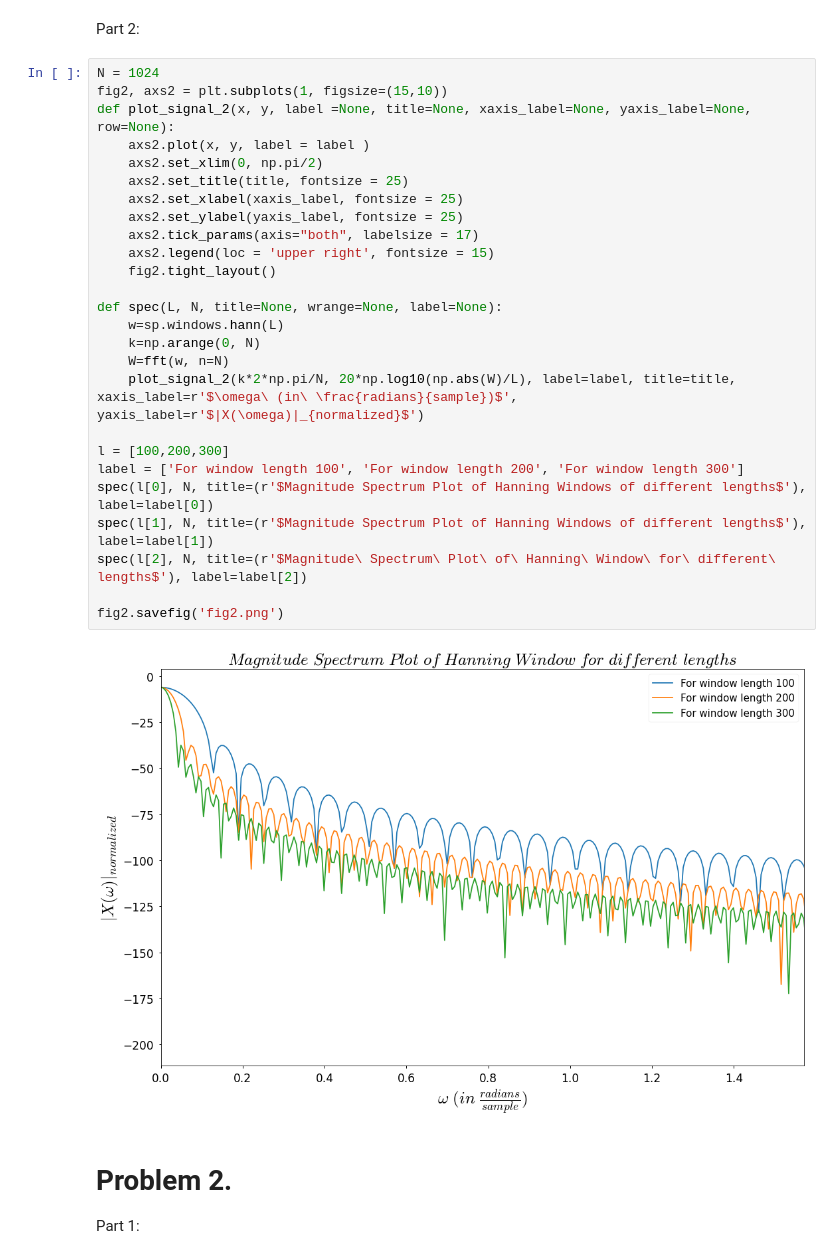
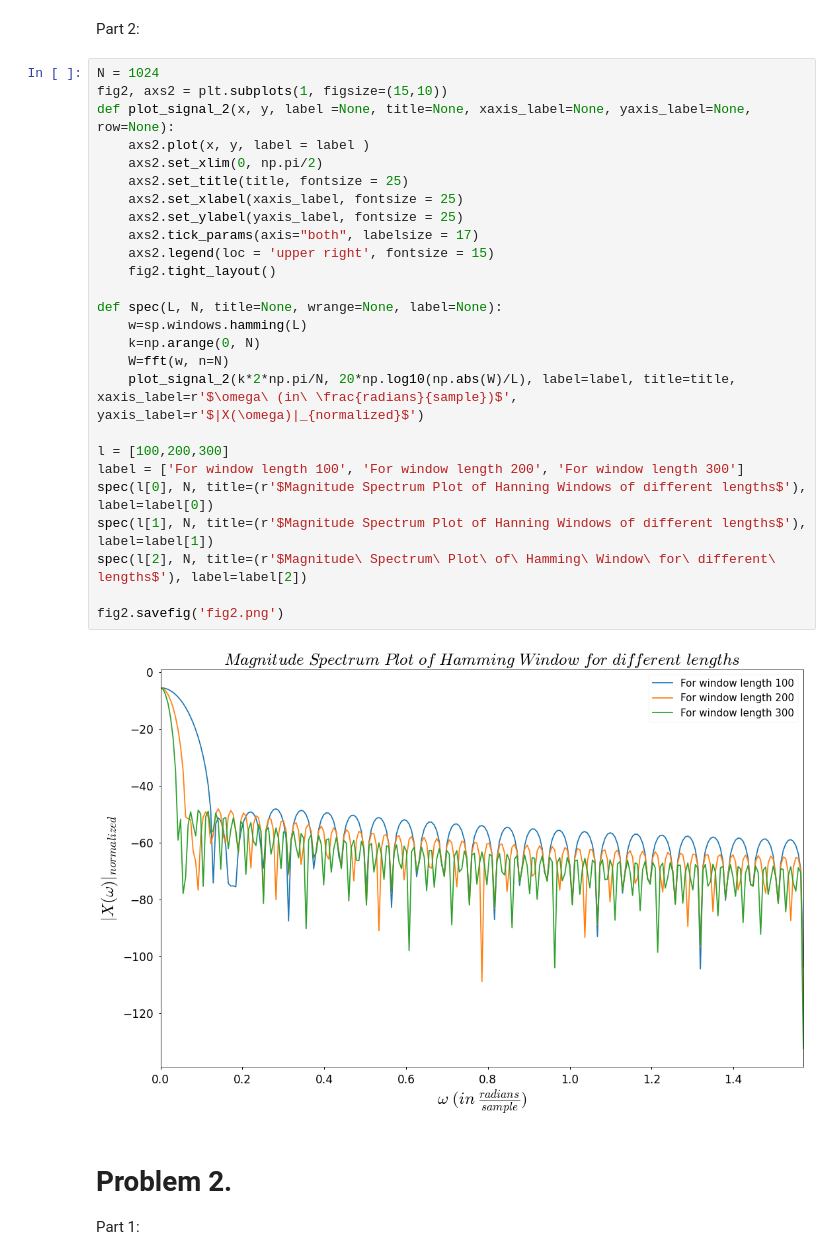
Before and after one commit to Harsha1569/DSP_Lab, a Jupyter notebook: Experiment_7/Experiment_7.ipynb, the cells around one changed output. Cells and saved outputs as stored; diff of their text form.

```diff
--- a/Experiment_7/Experiment_7.ipynb
+++ b/Experiment_7/Experiment_7.ipynb
@@ -83,31 +83,31 @@ Part 2:
 # %%
 N = 1024
 fig2, axs2 = plt.subplots(1, figsize=(15,10))
 def plot_signal_2(x, y, label =None, title=None, xaxis_label=None, yaxis_label=None, row=None):
     axs2.plot(x, y, label = label )
     axs2.set_xlim(0, np.pi/2)
     axs2.set_title(title, fontsize = 25)
     axs2.set_xlabel(xaxis_label, fontsize = 25)
     axs2.set_ylabel(yaxis_label, fontsize = 25)
     axs2.tick_params(axis="both", labelsize = 17)
     axs2.legend(loc = 'upper right', fontsize = 15)
     fig2.tight_layout()
 
 def spec(L, N, title=None, wrange=None, label=None):
-    w=sp.windows.hann(L)
+    w=sp.windows.hamming(L)
     k=np.arange(0, N)
     W=fft(w, n=N)
     plot_signal_2(k*2*np.pi/N, 20*np.log10(np.abs(W)/L), label=label, title=title, xaxis_label=r'$\omega\ (in\ \frac{radians}{sample})$', yaxis_label=r'$|X(\omega)|_{normalized}$')
 
 l = [100,200,300]
 label = ['For window length 100', 'For window length 200', 'For window length 300']
 spec(l[0], N, title=(r'$Magnitude Spectrum Plot of Hanning Windows of different lengths$'), label=label[0])
 spec(l[1], N, title=(r'$Magnitude Spectrum Plot of Hanning Windows of different lengths$'), label=label[1])
-spec(l[2], N, title=(r'$Magnitude\ Spectrum\ Plot\ of\ Hanning\ Window\ for\ different\ lengths$'), label=label[2])
+spec(l[2], N, title=(r'$Magnitude\ Spectrum\ Plot\ of\ Hamming\ Window\ for\ different\ lengths$'), label=label[2])
 
 fig2.savefig('fig2.png')
 # %% [output]
-[figure, old version]
+[figure, new version]
 # %% [markdown]
 # **Problem** **2**. <br>
 Part 1: <br>
```
Also changed, not shown: parts of 5 cells of this notebook.
